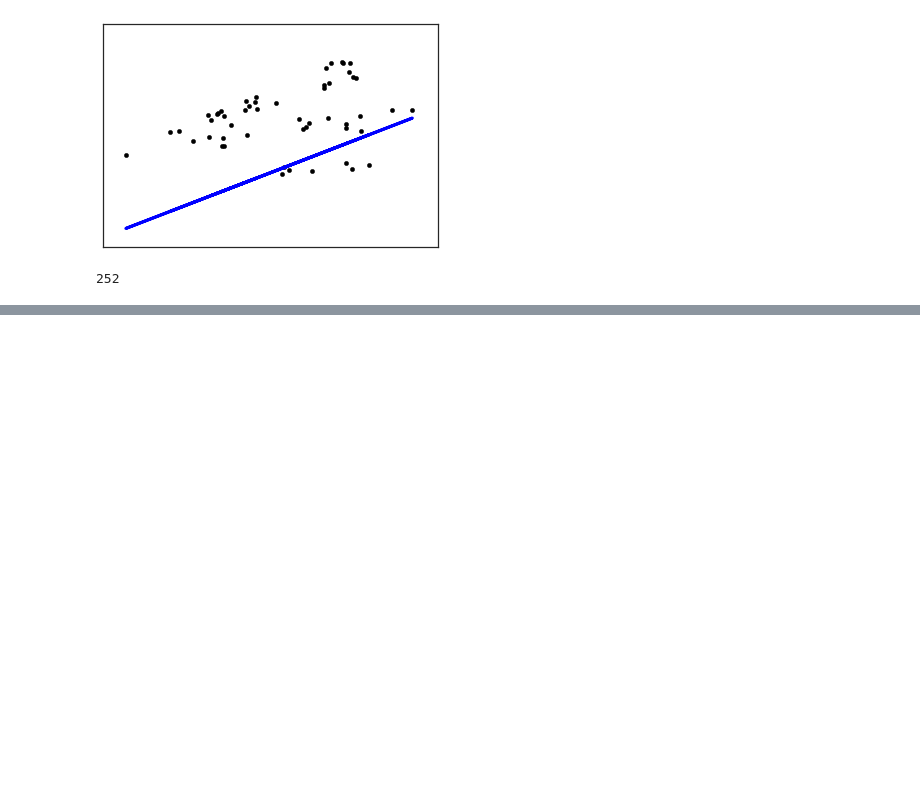
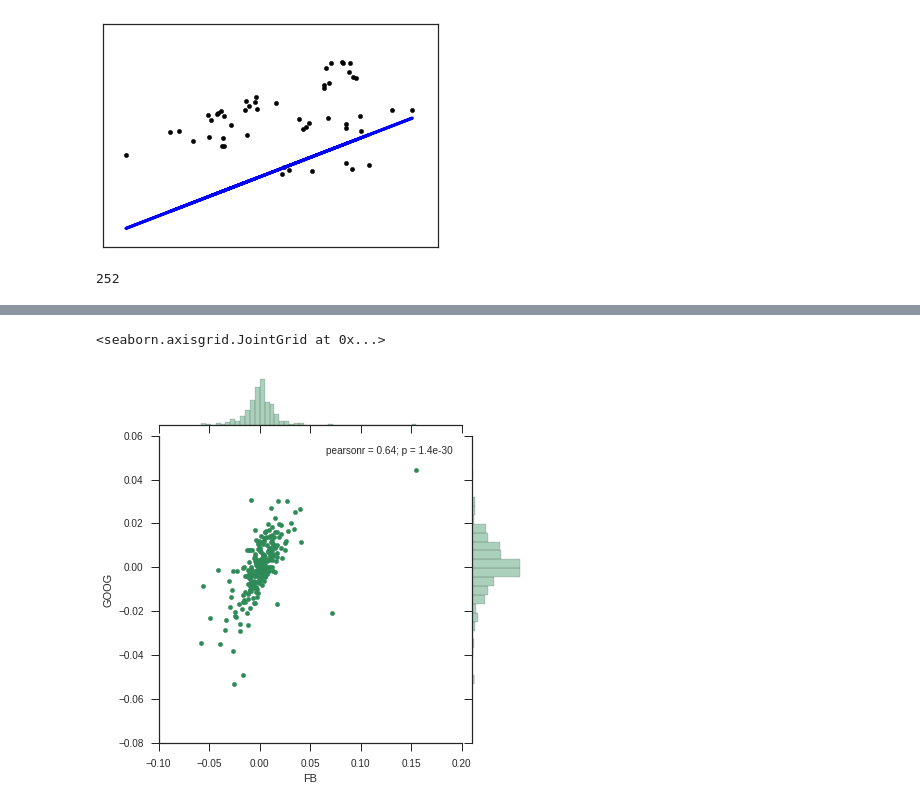
Before and after one commit to irfanalidv/Stock-Market-Analysis, a Jupyter notebook: Stock Market Analysis.ipynb, the cells around one changed output, grey strips where cells are left out. Cells and saved outputs as stored; diff of their text form; code cells hidden in the pictures; blank space fills up the shorter version.

Commit message:
correlation plot for the daily returns #5

```diff
--- a/Stock Market Analysis.ipynb
+++ b/Stock Market Analysis.ipynb
@@ -248,3 +244,6 @@ Variance score: -2.79
 GOOG['Adj Close'].count()
 # %% [output]
 252
+# %%
+# Grab all the closing prices for the tech stock list into one DataFrame
+closing_df = DataReader(['FB','GOOG','MSFT','AMZN'],'yahoo',start,end)['Adj Close']
@@ -250,0 +260,8 @@ GOOG['Adj Close'].count()
+# %%
+tech_rets = closing_df.pct_change()
+# %%
+# Comparing Google to FB should
+sns.jointplot('FB','GOOG',tech_rets,kind='scatter',color='seagreen')
+# %% [output]
+<seaborn.axisgrid.JointGrid at 0x...>
+[figure, added]
```
Also changed, not shown: parts of 10 cells of this notebook, 8 other files.
